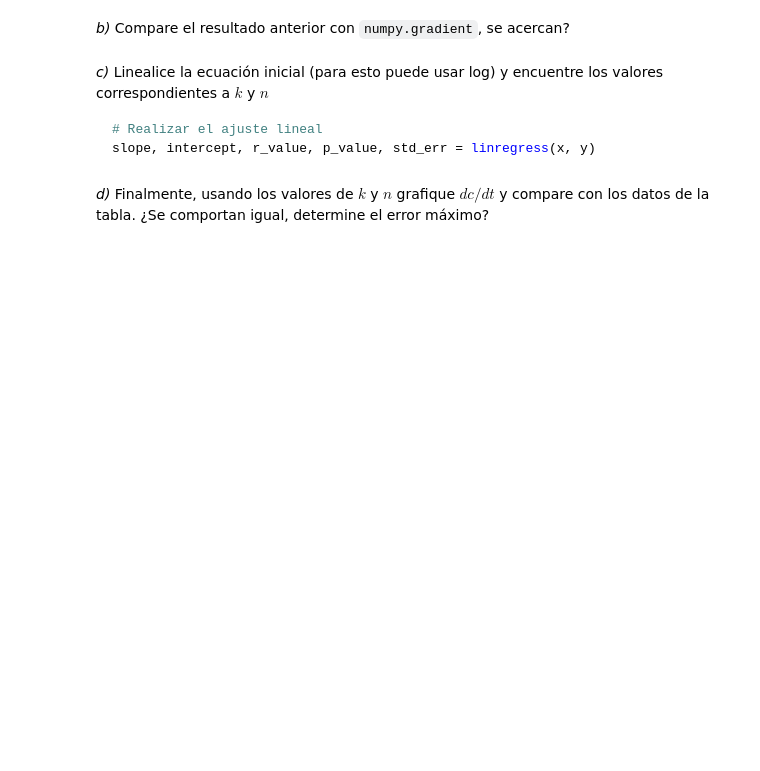
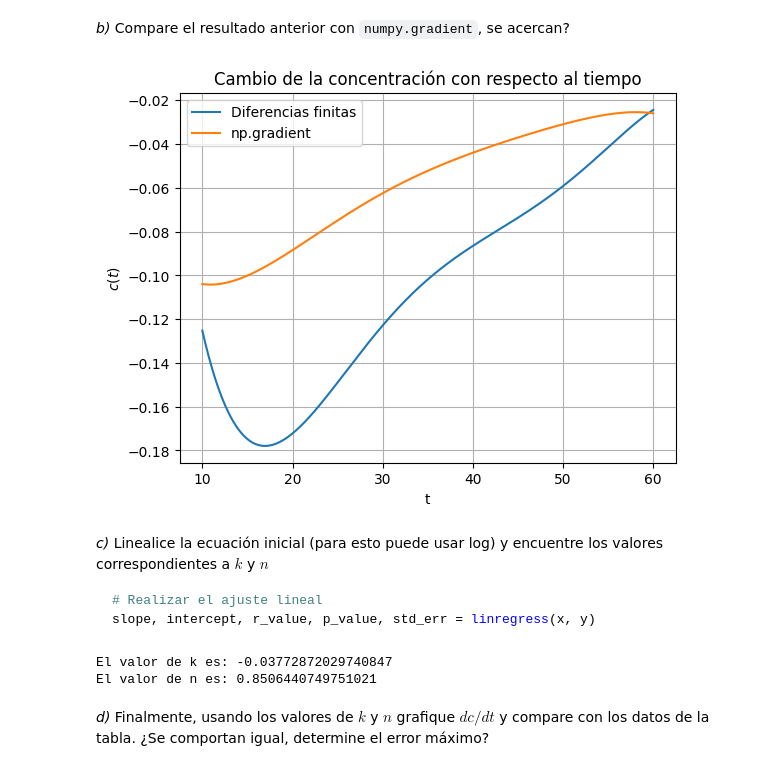
Before and after one commit to hernansalinas/CursoMetodosComputacionales, a Jupyter notebook: Students/Perez_011/Parcial_I.ipynb, the cells around one changed output. Cells and saved outputs as stored; diff of their text form; code cells hidden in the pictures; blank space fills up the shorter version.

````diff
--- a/Students/Perez_011/Parcial_I.ipynb
+++ b/Students/Perez_011/Parcial_I.ipynb
@@ -249,2 +249,19 @@ plt.grid()
 # %% [markdown]
 *b)* Compare el resultado anterior con `numpy.gradient`, se acercan?
+# %%
+# realizaremos un polinomio interpolador con los valores de c
+
+dev_gra = np.gradient(c, t)
+pol_gra = BarycentricInterpolator(t, dev_gra)
+
+pol_l = pol_gra(t_lin)
+
+plt.plot(t_lin, d_lin , label = "Diferencias finitas")
+plt.plot(t_lin, pol_l, label = 'np.gradient')
+plt.xlabel('t')
+plt.ylabel('$c(t)$')
+plt.title("Cambio de la concentración con respecto al tiempo")
+plt.legend()
+plt.grid()
+# %% [output]
+[figure, added]
@@ -256,5 +275,20 @@ plt.grid()
 # Realizar el ajuste lineal
 slope, intercept, r_value, p_value, std_err = linregress(x, y)
 ```
+# %%
+
+ln_devgrad = np.log(np.abs(dev_gra))  # voy a usar np.abs para evitar problemas con negativos
+ln_c = np.log(c)
+
+n, log_k  = linregress(ln_c, ln_devgrad)[0:2]
+
+
+k = np.exp(log_k) * (-1)  # Ajustamos para que sea positivo, ya que la ecuacion tiene -k
+
+print(f"El valor de k es: {k}")
+print(f"El valor de n es: {n}")
+# %% [output]
+El valor de k es: -0.03772872029740847
+El valor de n es: 0.8506440749751021
 # %% [markdown]
 *d)* Finalmente, usando los valores de $k$ y $n$ grafique $dc/dt$ y compare con los datos de la tabla. ¿Se comportan igual, determine el error máximo?
````
Also changed, not shown: parts of 8 cells of this notebook.
